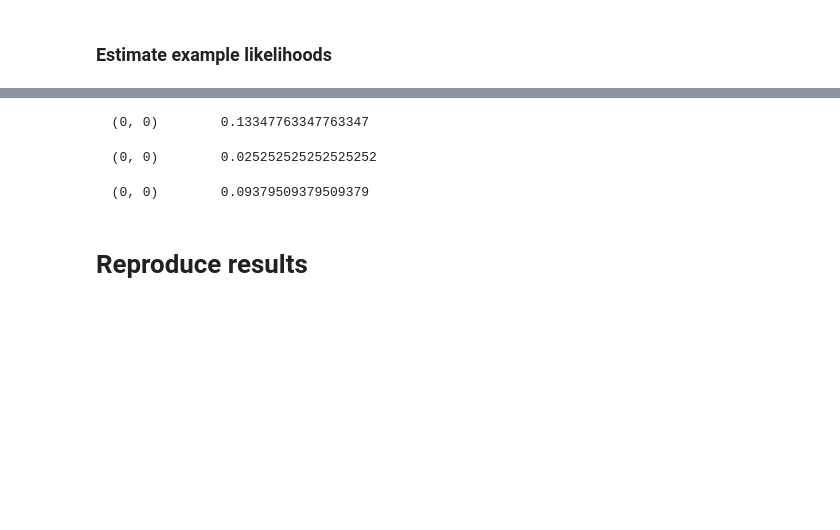
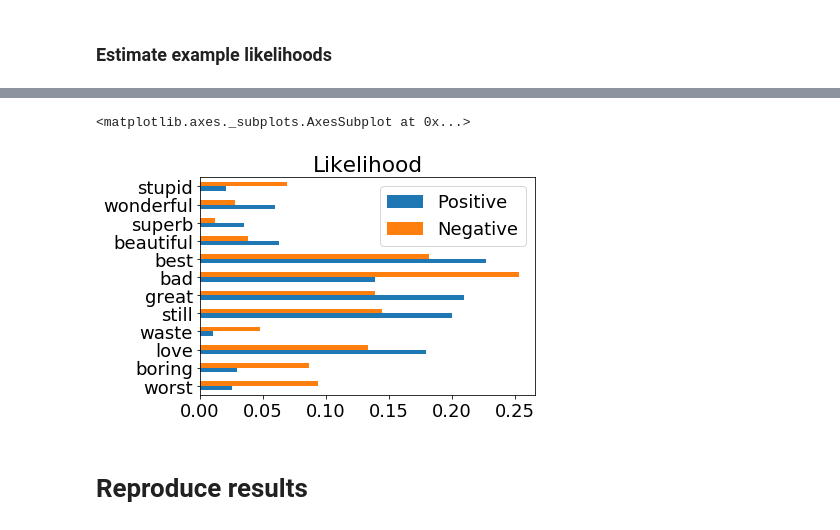
Before and after one commit to dorcoh/SentimentAnalysis, a Jupyter notebook: experiment/sentiment-analysis-emnlp2002.ipynb, the cells around one changed output, grey strips where cells are left out. Cells and saved outputs as stored; diff of their text form; code cells hidden in the pictures; blank space fills up the shorter version.

```diff
--- a/experiment/sentiment-analysis-emnlp2002.ipynb
+++ b/experiment/sentiment-analysis-emnlp2002.ipynb
@@ -79,15 +70,27 @@ print(sum(vect_pos[:,love_idx]) / doc_size)
-# %%
-print(sum(vect_neg[:,love_idx]) / doc_size)
-# %% [output]
-  (0, 0)        0.13347763347763347
-# %%
-print(sum(vect_pos[:,worst_idx]) / doc_size)
-# %% [output]
-  (0, 0)        0.025252525252525252
-# %%
-print(sum(vect_neg[:,worst_idx]) / doc_size)
-# %% [output]
-  (0, 0)        0.09379509379509379
+# %%
+words_pos = ["love", "wonderful", "best", "great", "superb", "still", "beautiful"]
+words_neg = ["bad", "worst", "stupid", "waste", "boring"]
+words = words_pos + words_neg
+# %%
+import numpy as np
+import pandas as pd
+import matplotlib.pyplot as plt
+%matplotlib inline
+doc_size = vect_pos.shape[0] + vect_neg.shape[0]
+likelihoods = {w: (0,0) for w in words} #(pos,neg)
+for w in words:
+    idx = feature_mapping.index(w)
+    pos_ll = np.sum(vect_pos[:,idx].todense()) / doc_size
+    neg_ll = np.sum(vect_neg[:,idx].todense()) / doc_size
+    likelihoods[w] = (pos_ll, neg_ll)
+# %%
+df = pd.DataFrame.from_dict(likelihoods, orient='index')
+df = df.rename(columns={0: 'Positive', 1: 'Negative'})
+plt.rcParams.update({'font.size': 18})
+df.plot.barh(title="Likelihood")
+# %% [output]
+<matplotlib.axes._subplots.AxesSubplot at 0x...>
+[figure, added]
 # %% [markdown]
 # Reproduce results
 # %%
```
Also changed, not shown: parts of 5 cells of this notebook, 6 other files.
